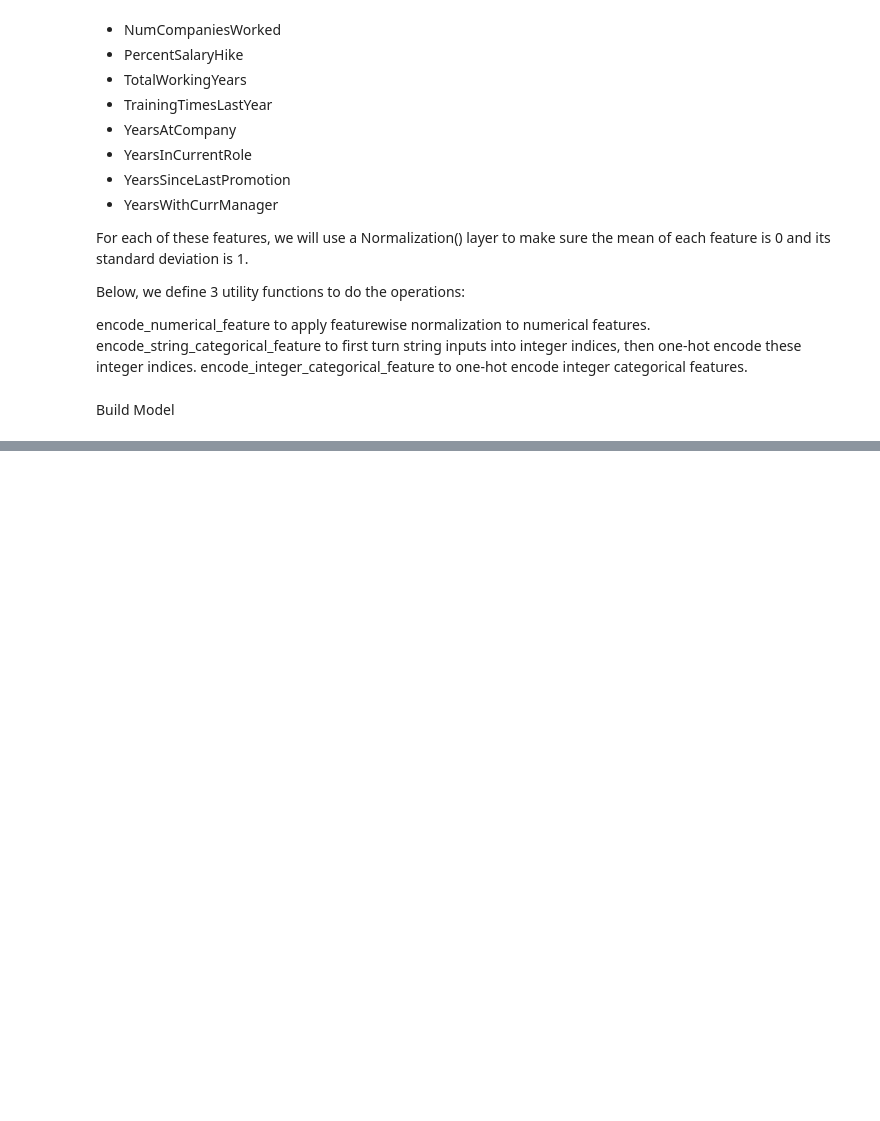
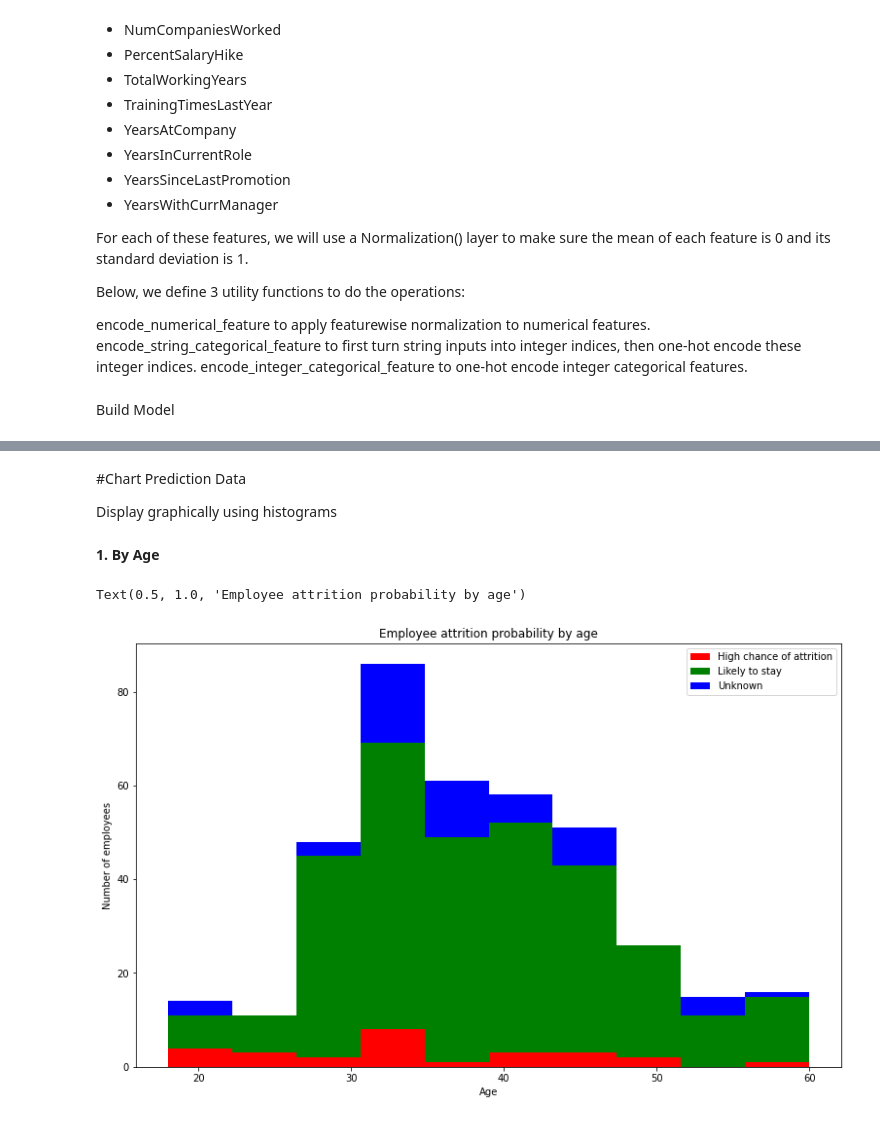
Before and after one commit to royleekiat/Employee_attrition_predictor, a Jupyter notebook: Employee_attrition_predictor_Roy_Lee.ipynb, the cells around one changed output, grey strips where cells are left out. Saved outputs shown, nothing was run; the diff lists cells and outputs as text; code cells hidden in the pictures; blank space fills up the shorter version.

```diff
--- a/Employee_attrition_predictor_Roy_Lee.ipynb
+++ b/Employee_attrition_predictor_Roy_Lee.ipynb
@@ -497,0 +689,18 @@ array([[0.00051147]], dtype=float32)
+# %% [markdown]
+#Chart Prediction Data
+
+Display graphically using histograms
+# %% [markdown]
+**1. By Age**
+# %%
+figure = plt.figure(figsize=(13,8))
+predictions_frame= pd.DataFrame(predictions)
+plt.hist([predictions_frame[predictions_frame['prediction']==2]['Age'],predictions_frame[predictions_frame['prediction']==1]['Age'],predictions_frame[predictions_frame['prediction']==0]['Age']], stacked=True, color = ['r','g','b'],
+         label = ['High chance of attrition','Likely to stay','Unknown'])
+plt.xlabel('Age')
+plt.ylabel('Number of employees')
+plt.legend()
+plt.title("Employee attrition probability by age")
+# %% [output]
+Text(0.5, 1.0, 'Employee attrition probability by age')
+[figure, added]
```
Also changed, not shown: parts of 34 cells of this notebook.
